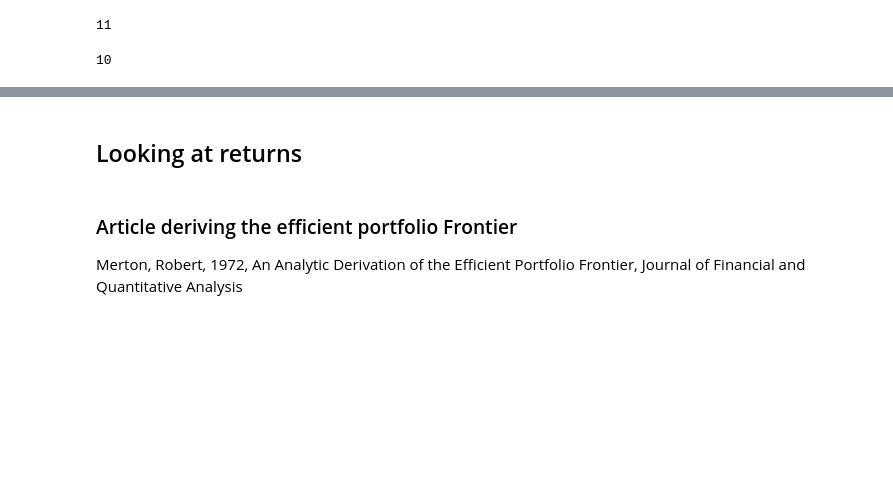
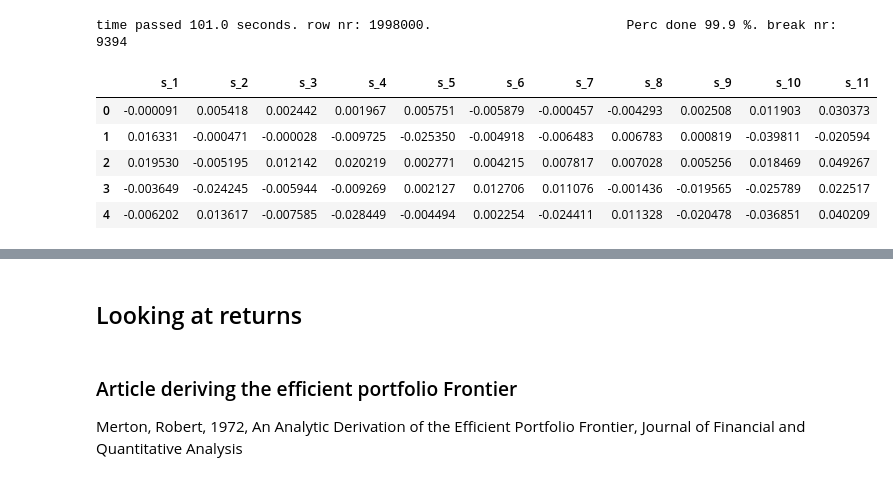
Before and after one commit to JakartaLaw/ACFS, a Jupyter notebook: notebooks/Simulation of returns.ipynb, the cells around one changed output, grey strips where cells are left out. Cells and saved outputs as stored; diff of their text form; code cells hidden in the pictures; blank space fills up the shorter version.

```diff
--- a/notebooks/Simulation of returns.ipynb
+++ b/notebooks/Simulation of returns.ipynb
@@ -141,13 +150,7 @@ class SimulateDatasets():
 # %%
-prob_struct_break = 0.001
+prob_struct_break = 0.0047
 
-for i in range(100):
-    sd = SimulateDatasets(covar_matrices, prob_struct_break, rf)
-    l, tps, breaks = sd.sample_dataset()
+sd = SimulateDatasets(covar_matrices, prob_struct_break, rf, dataset_length = 2000000)
+asset_returns, tangency_portfolios, breaks, means_, variances_ = sd.sample_dataset()
+# %% [output]
+time passed 101.0 seconds. row nr: 1998000.                         Perc done 99.9 %. break nr: 9394
-# %%
-def gen_names():
-    [f"w{ix}" for ix in range(l.shape[0]) ]
-    for i in range(l.shape[0]):
-        []
-# %% [output]
-11
@@ -158,4 +167,9 @@ h = pd.DataFrame(tps.T)
-# %%
-sd.sim_number
-# %% [output]
-10
+# %%
+asset_returns_df.head()
+# %% [output]
+|  | s_1 | s_2 | s_3 | s_4 | s_5 | s_6 | s_7 | s_8 | s_9 | s_10 | s_11 |
+| 0 | -0.000091 | 0.005418 | 0.002442 | 0.001967 | 0.005751 | -0.005879 | -0.000457 | -0.004293 | 0.002508 | 0.011903 | 0.030373 |
+| 1 | 0.016331 | -0.000471 | -0.000028 | -0.009725 | -0.025350 | -0.004918 | -0.006483 | 0.006783 | 0.000819 | -0.039811 | -0.020594 |
+| 2 | 0.019530 | -0.005195 | 0.012142 | 0.020219 | 0.002771 | 0.004215 | 0.007817 | 0.007028 | 0.005256 | 0.018469 | 0.049267 |
+| 3 | -0.003649 | -0.024245 | -0.005944 | -0.009269 | 0.002127 | 0.012706 | 0.011076 | -0.001436 | -0.019565 | -0.025789 | 0.022517 |
+| 4 | -0.006202 | 0.013617 | -0.007585 | -0.028449 | -0.004494 | 0.002254 | -0.024411 | 0.011328 | -0.020478 | -0.036851 | 0.040209 |
```
Also changed, not shown: parts of 21 cells of this notebook, 37 other files.
